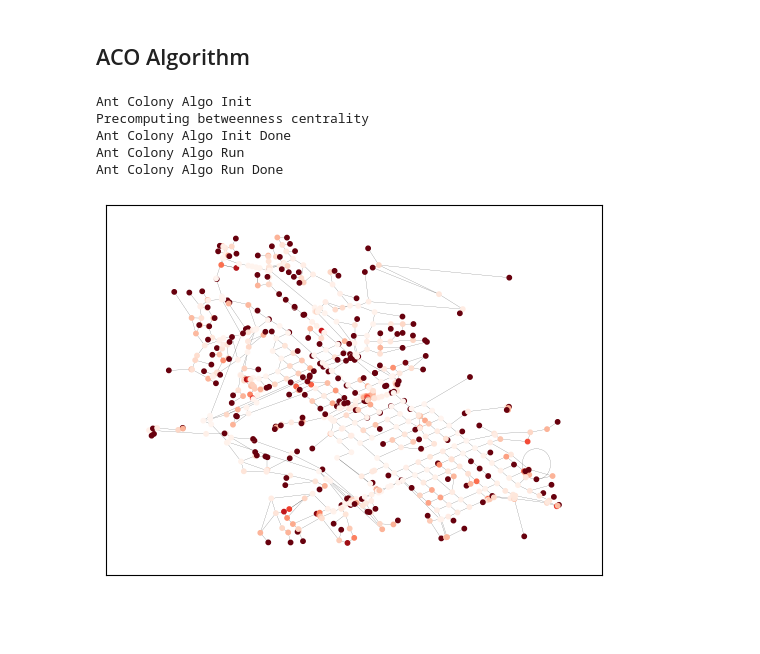
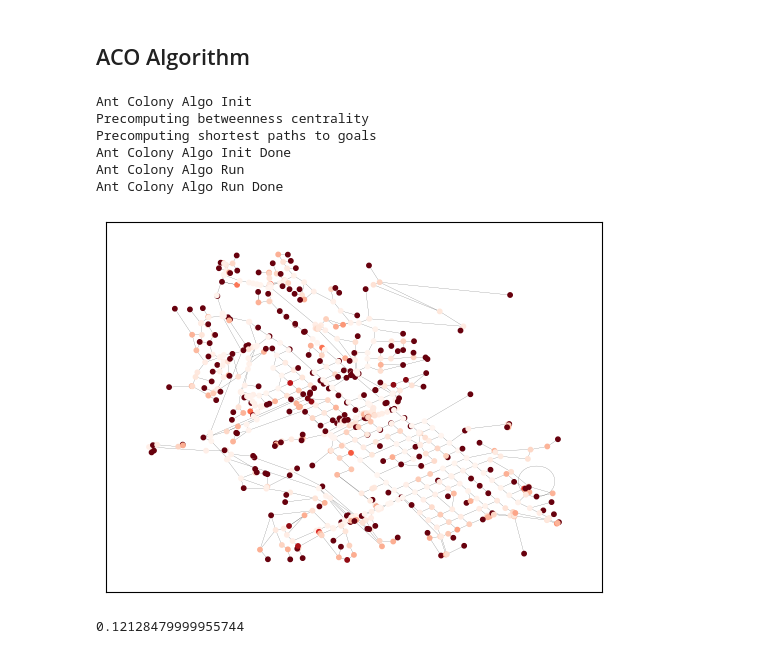
Before and after one commit to Hermanoid/wandrer_planner, a Jupyter notebook: planner.ipynb, the cells around one changed output. Saved outputs shown, nothing was run; the diff lists cells and outputs as text; code cells hidden in the pictures; blank space fills up the shorter version.

Commit message:
A little finishing up on the Ant's heuristic calculation

```diff
--- a/planner.ipynb
+++ b/planner.ipynb
@@ -201,36 +202,54 @@ m
 # %% [markdown]
 ## ACO Algorithm
 # %%
-from aco_algo.ACOSettings import ACOSettings
-from aco_algo.AntColony import AntColony
+import aco_algo.ACOSettings
+import aco_algo.AntColony
+import aco_algo.Ant
+from importlib import reload
+reload(aco_algo.Ant)
+reload(aco_algo.AntColony)
+reload(aco_algo.ACOSettings)
 
-settings = ACOSettings(
+settings = aco_algo.ACOSettings.ACOSettings(
     start_node=start_node,
     goal_nodes=[goal_node],
     num_ants=10,
+    evaporation=0.5,
+    target_length=1300,
     pheromone_weight=0.5,
-    traveled_factor=0.1,
     heuristic_weight=0.5,
-    evaporation=0.5,
+
+    directional_coeff=0.5,
+    traveled_discount=0.9,
+    deadendness_coeff=0.5,
+    finish_boost=0.5,
 )
 
-colony = AntColony(graph, settings)
+colony = aco_algo.AntColony.AntColony(graph, settings)
+col_graph = colony.network_graph
 colony.run_iteration()
 # %% [output]
 Ant Colony Algo Init
 Precomputing betweenness centrality
+Precomputing shortest paths to goals
 Ant Colony Algo Init Done
 Ant Colony Algo Run
 Ant Colony Algo Run Done
 # %%
-# Plot betweenness centrality
-# This does notably not project before plotting which kinda a no-no
-pos_dict = {key: (attr['x'], attr['y']) for key, attr in graph.nodes(data=True)}
-betweenness = np.asarray(list(nx.betweenness_centrality(graph).values()))
+# Experiment with betweenness centrality
+pos_dict = {key: attr["proj_pos"] for key, attr in col_graph.nodes(data=True)}
+betweenness = np.array(list(nx.get_node_attributes(col_graph, "betweenness_centrality").values()))
 # node_colors = [1 if math.cos(color*math.pi/2)**4 else 0 for color in node_colors]
 deadendness = 1/(1+1000*betweenness)
 # node_colors = very_dead_end_ratio * very_dead_end_bonus + (1-very_dead_end_ratio) * deadendness
 node_colors = deadendness
-nx.draw_networkx(graph, pos=pos_dict, node_color=node_colors, cmap="Reds", with_labels=False, node_size=10, width=0.1, edge_color="black")
+nx.draw_networkx(col_graph, pos=pos_dict, node_color=node_colors, cmap="Reds", with_labels=False, node_size=10, width=0.1, edge_color="black")
 # %% [output]
-[figure, old version]
+[figure, new version]
+# %%
+from timeit import timeit
+
+ant = aco_algo.Ant.Ant(col_graph, settings)
+timeit(lambda: ant.desireabilities(col_graph.edges(start_node, data=True)), number=1000)
+# %% [output]
+0.12128479999955744
```
Also changed, not shown: parts of 2 cells of this notebook, 4 other files.
